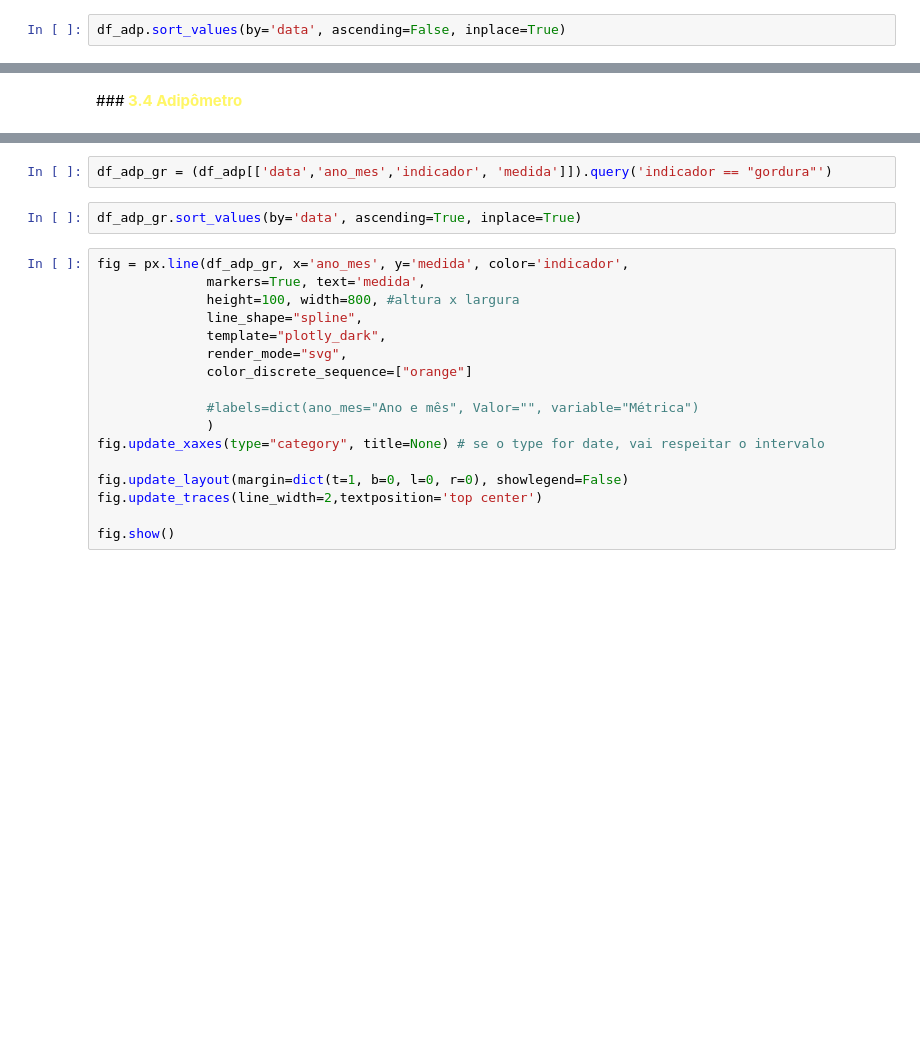
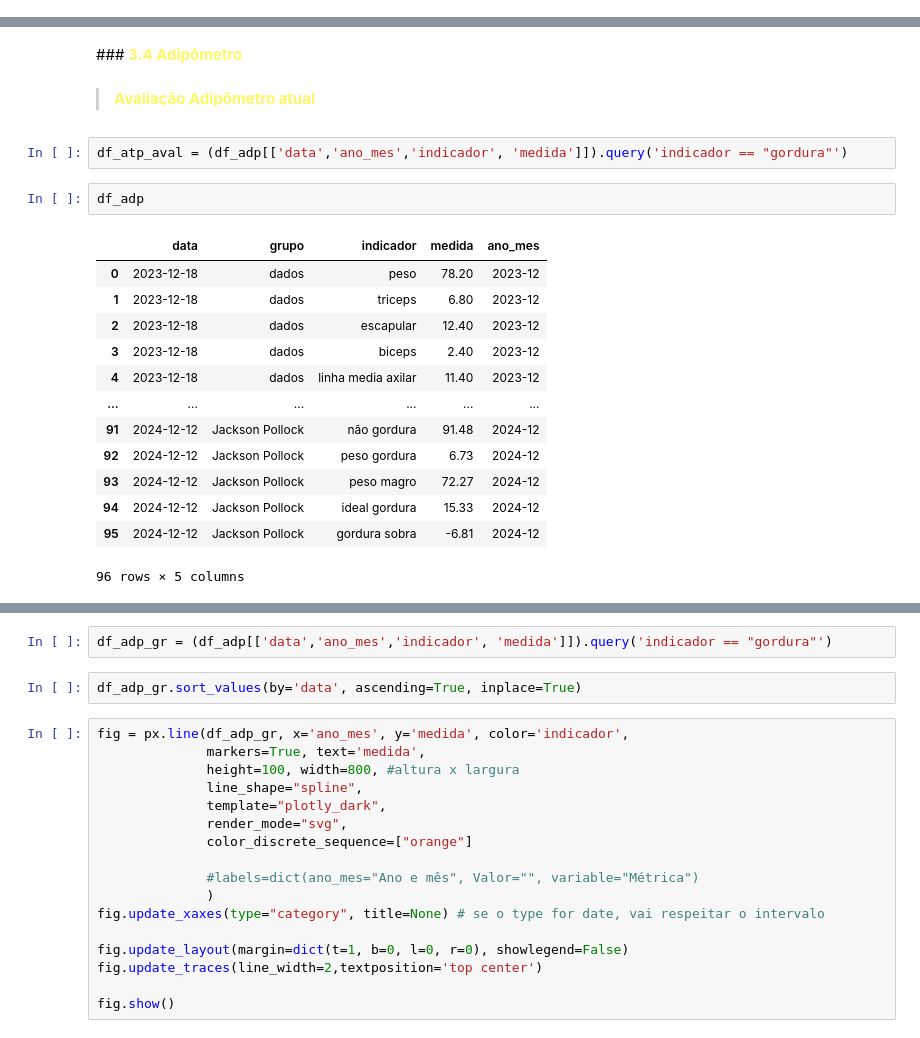
Before and after one commit to gabrielmprata/inbody_bio, a Jupyter notebook: evol_medidas.ipynb, the cells around one changed output, grey strips where cells are left out. Cells and saved outputs as stored; diff of their text form; blank space fills up the shorter version.

```diff
--- a/evol_medidas.ipynb
+++ b/evol_medidas.ipynb
@@ -63,8 +63,6 @@ df_inbody_resumo['ano_mes'] = df_inbody_resumo['data'].dt.strftime('%Y-%m')
 # PARAM #
 maxi = '2024-12'
 mes_ant = '2024-11'
-# %%
-df_adp.sort_values(by='data', ascending=False, inplace=True)
 # %% [markdown]
 #**<font color=#fff666 size="6"> 3. Construção dos gráficos 📊**
 # %% [markdown]
@@ -194,3 +192,23 @@ fig.show()
 [interactive output not drawn]
 # %% [markdown]
 ###**<font color=#fff666> 3.4 Adipômetro**
+# %% [markdown]
+> **<font color=#fff666> Avaliação Adipômetro atual**
+# %%
+df_atp_aval = (df_adp[['data','ano_mes','indicador', 'medida']]).query('indicador == "gordura"')
+# %%
+df_adp
+# %% [output]
+|  | data | grupo | indicador | medida | ano_mes |
+| 0 | 2023-12-18 | dados | peso | 78.20 | 2023-12 |
+| 1 | 2023-12-18 | dados | triceps | 6.80 | 2023-12 |
+| 2 | 2023-12-18 | dados | escapular | 12.40 | 2023-12 |
+| 3 | 2023-12-18 | dados | biceps | 2.40 | 2023-12 |
+| 4 | 2023-12-18 | dados | linha media axilar | 11.40 | 2023-12 |
+| ... | ... | ... | ... | ... | ... |
+| 91 | 2024-12-12 | Jackson Pollock | não gordura | 91.48 | 2024-12 |
+| 92 | 2024-12-12 | Jackson Pollock | peso gordura | 6.73 | 2024-12 |
+| 93 | 2024-12-12 | Jackson Pollock | peso magro | 72.27 | 2024-12 |
+| 94 | 2024-12-12 | Jackson Pollock | ideal gordura | 15.33 | 2024-12 |
+| 95 | 2024-12-12 | Jackson Pollock | gordura sobra | -6.81 | 2024-12 |
+96 rows × 5 columns
```
Also changed, not shown: parts of 2 cells of this notebook.
